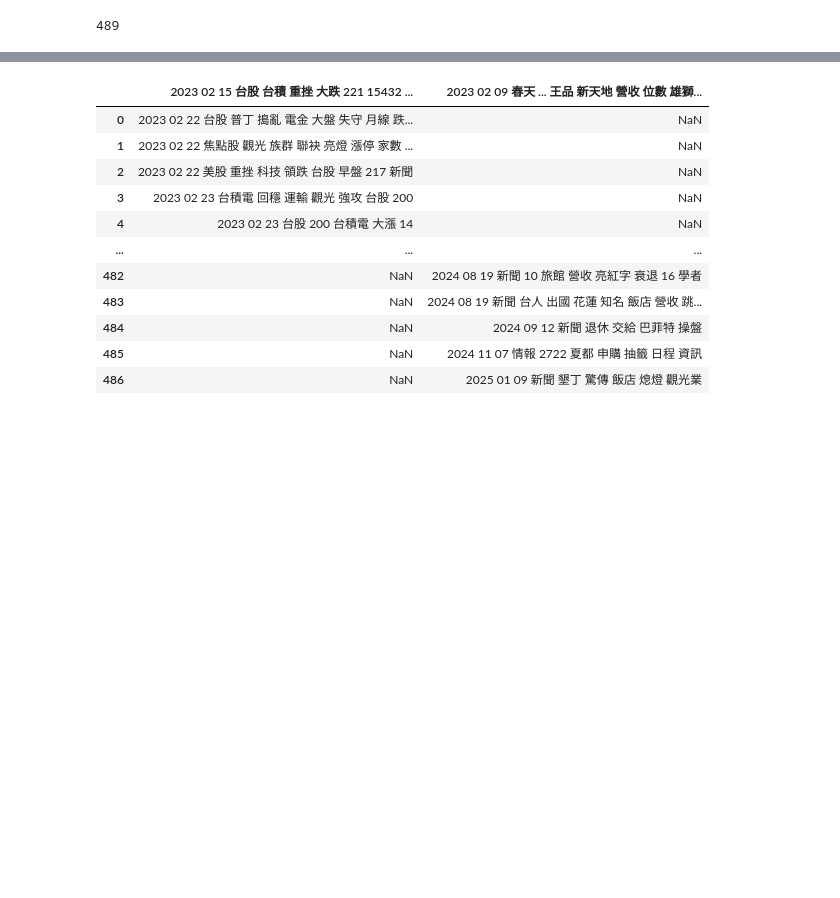
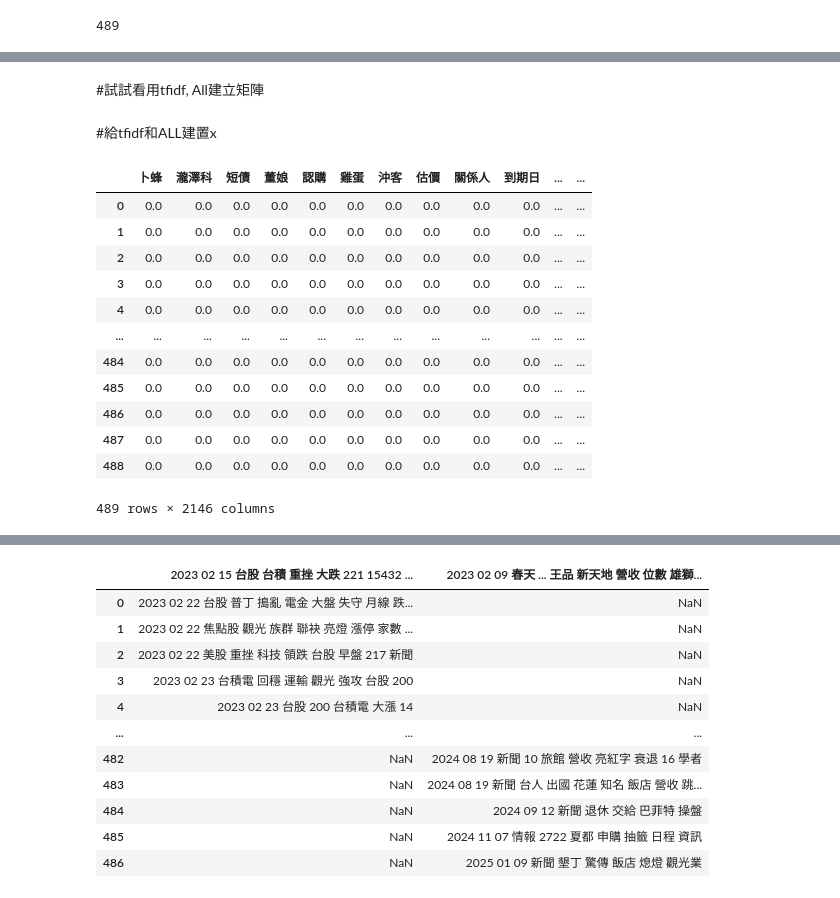
Before and after one commit to Bryant-Liu-TzuYang/BDA-Team-Cospace, a Jupyter notebook: shiadu_cutandlearn.ipynb, the cells around one changed output, grey strips where cells are left out. Drawn from its saved outputs; the diff is of its cells as text; code cells hidden in the pictures; blank space fills up the shorter version.

```diff
--- a/shiadu_cutandlearn.ipynb
+++ b/shiadu_cutandlearn.ipynb
@@ -144,0 +318,15 @@ len(df_counter_bull)
+# %%
+#全部乘積
+
+All_bull = Counter()
+
+for term, tf in tfidf_bull.items():
+    if term in Bull_lift:
+        if term in Bull_mi:
+            All_bull[term] = tfidf_bull.get(term, 0) * Bull_lift.get(term, 0) * Bull_mi.get(term, 0)
+All_bear = Counter()
+for term, tf in tfidf_bear.items():
+    if term in Bear_lift:
+        if term in Bear_mi:
+            All_bear[term] = tfidf_bear.get(term, 0) * Bear_lift.get(term, 0) * Bear_mi.get(term, 0)
+All_bear
@@ -145,25 +390,39 @@ len(df_counter_bull)
+# %%
+common_number = 1500
+f = open('bull_all.csv', 'w', newline='', encoding='utf-8')
+writer = csv.writer(f)
+for term in All_bull.most_common(common_number):
+  writer.writerow(term)
+f.close()
+f = open('bear_all.csv', 'w', newline='', encoding='utf-8')
+writer = csv.writer(f)
+for term in All_bear.most_common(common_number):
+  writer.writerow(term)
+f.close()
 # %%
+common_number = 1200
+
 f = open('bull_tf.csv', 'w', newline='', encoding='utf-8')
 writer = csv.writer(f)
-for term in tf_counter_bull.most_common(1000):
+for term in tf_counter_bull.most_common(common_number):
   writer.writerow(term)
 f.close()
 
 f = open('bear_tf.csv', 'w', newline='', encoding='utf-8')
 writer = csv.writer(f)
-for term in tf_counter_bear.most_common(1000):
+for term in tf_counter_bear.most_common(common_number):
   writer.writerow(term)
 f.close()
 
 f = open('bull_df.csv', 'w', newline='', encoding='utf-8')
 writer = csv.writer(f)
-for term in df_counter_bull.most_common(1000):
+for term in df_counter_bull.most_common(common_number):
   writer.writerow(term)
 f.close()
 
 f = open('bear_df.csv', 'w', newline='', encoding='utf-8')
 writer = csv.writer(f)
-for term in df_counter_bear.most_common(1000):
+for term in df_counter_bear.most_common(common_number):
   writer.writerow(term)
 f.close()
 # %% [markdown]
@@ -425,0 +813,23 @@ pd.DataFrame(X.toarray(),columns=termset)
+# %% [markdown]
+#試試看用tfidf, All建立矩陣
+# %% [markdown]
+#給tfidf和ALL建置x
+# %%
+vectorizer = TfidfVectorizer(vocabulary=tfidf, use_idf=True, smooth_idf=True)
+tfidf_X = vectorizer.fit_transform(content)
+sparse.save_npz('2722_tfidfmodel.npz', tfidf_X)
+pd.DataFrame(tfidf_X.toarray(),columns=tfidf)
+# %% [output]
+|  | 卜蜂 | 瀧澤科 | 短債 | 董娘 | 認購 | 雞蛋 | 沖客 | 估價 | 關係人 | 到期日 | ... | ... |
+| 0 | 0.0 | 0.0 | 0.0 | 0.0 | 0.0 | 0.0 | 0.0 | 0.0 | 0.0 | 0.0 | ... | ... |
+| 1 | 0.0 | 0.0 | 0.0 | 0.0 | 0.0 | 0.0 | 0.0 | 0.0 | 0.0 | 0.0 | ... | ... |
+| 2 | 0.0 | 0.0 | 0.0 | 0.0 | 0.0 | 0.0 | 0.0 | 0.0 | 0.0 | 0.0 | ... | ... |
+| 3 | 0.0 | 0.0 | 0.0 | 0.0 | 0.0 | 0.0 | 0.0 | 0.0 | 0.0 | 0.0 | ... | ... |
+| 4 | 0.0 | 0.0 | 0.0 | 0.0 | 0.0 | 0.0 | 0.0 | 0.0 | 0.0 | 0.0 | ... | ... |
+| ... | ... | ... | ... | ... | ... | ... | ... | ... | ... | ... | ... | ... |
+| 484 | 0.0 | 0.0 | 0.0 | 0.0 | 0.0 | 0.0 | 0.0 | 0.0 | 0.0 | 0.0 | ... | ... |
+| 485 | 0.0 | 0.0 | 0.0 | 0.0 | 0.0 | 0.0 | 0.0 | 0.0 | 0.0 | 0.0 | ... | ... |
+| 486 | 0.0 | 0.0 | 0.0 | 0.0 | 0.0 | 0.0 | 0.0 | 0.0 | 0.0 | 0.0 | ... | ... |
+| 487 | 0.0 | 0.0 | 0.0 | 0.0 | 0.0 | 0.0 | 0.0 | 0.0 | 0.0 | 0.0 | ... | ... |
+| 488 | 0.0 | 0.0 | 0.0 | 0.0 | 0.0 | 0.0 | 0.0 | 0.0 | 0.0 | 0.0 | ... | ... |
+489 rows × 2146 columns
```
Also changed, not shown: parts of 52 cells of this notebook, 1 other file.
